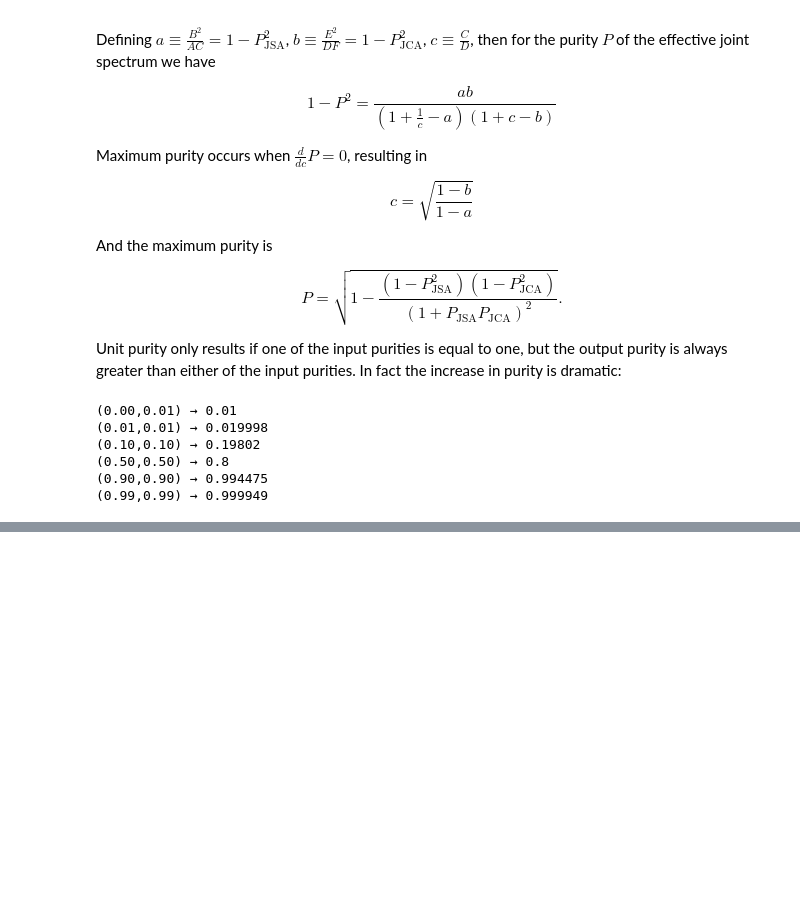
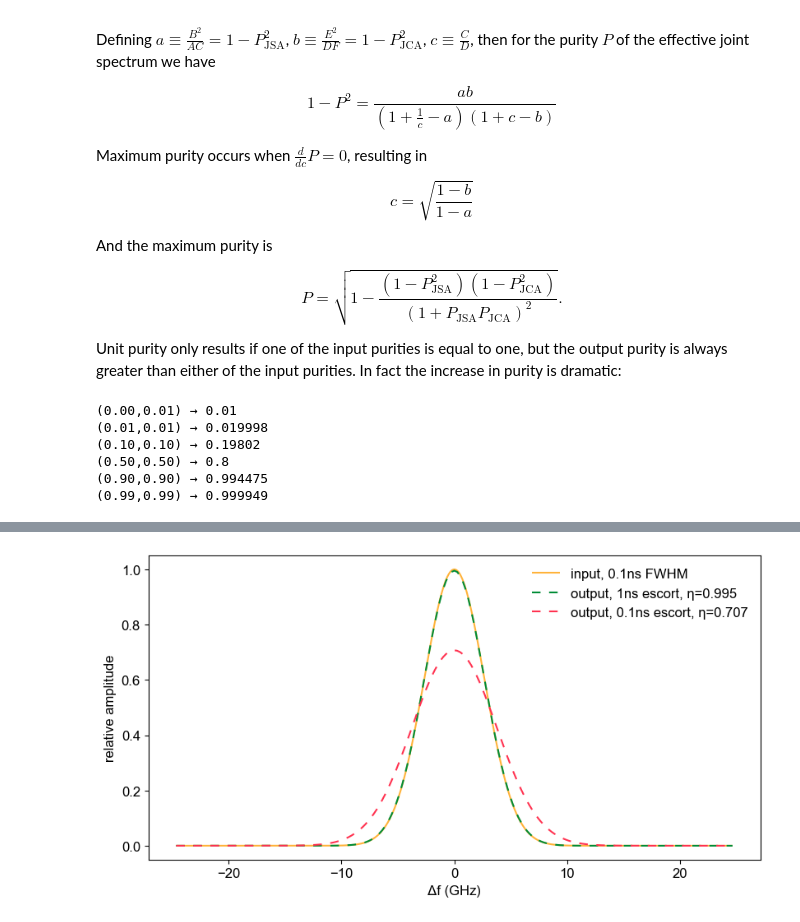
Before and after one commit to decoherer/jointspectrum, a Jupyter notebook: README.ipynb, the cells around one changed output, grey strips where cells are left out. Drawn from its saved outputs; the diff is of its cells as text; code cells hidden in the pictures; blank space fills up the shorter version.

```diff
--- a/README.ipynb
+++ b/README.ipynb
@@ -201,0 +261,15 @@ for P1,P2 in [(0,0.01),(0.01,0.01),(0.1,0.1),(0.5,0.5),(0.9,0.9),(0.99,0.99)]:
+# %%
+def modeupconversionplot(n,m,λ=1560,dt=0.1,dλ=0.2,num1=1001,num3=201):
+    a = hermitegaussspectralmode(n,λ,dt=dt,dλ=dλ,num=num1)
+    ts = (1,0.1)
+    bs = [fjcahop(m,λ,λ,dt=t,L=0,dλ1=dλ,dλ3=dλ,num1=num1,num3=num3) for t in ts]
+    cs = [innerproduct(a,b) for b in bs]
+    ηs = [(c**2).area()/(a**2).area() for c in cs]
+    # cs,ηs = zip(*[upconvertedmode(t,n,m,λ,dt=dt,dλ=dλ,num1=num1,num3=num3) for t in ts])
+    ws = [invnm2ghz(c)/a.max() for c in cs]
+    ws = [c.rename(f'output, {t:g}ns escort, η={η:.3f}') for c,t,η in zip(ws,ts,ηs)]
+    w0 = (invnm2ghz(a)/a.max()).rename('input, 0.1ns FWHM')
+    Wave.plots(w0,*ws,x='Δf (GHz)',y='relative amplitude',c='120',l='022',scale=(1.5,1),fork=0)
+modeupconversionplot(n=0,m=0)
+# %% [output]
+[figure, added]
```
Also changed, not shown: parts of 14 cells of this notebook, 10 other files.
